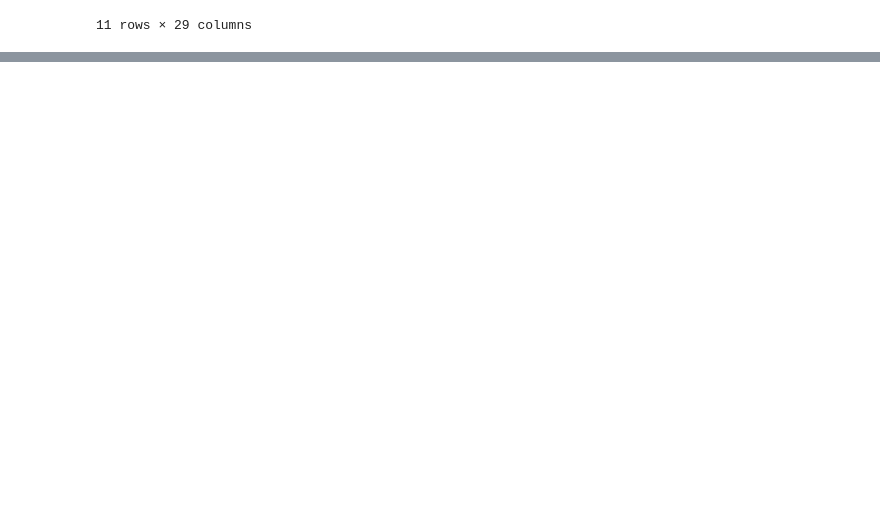
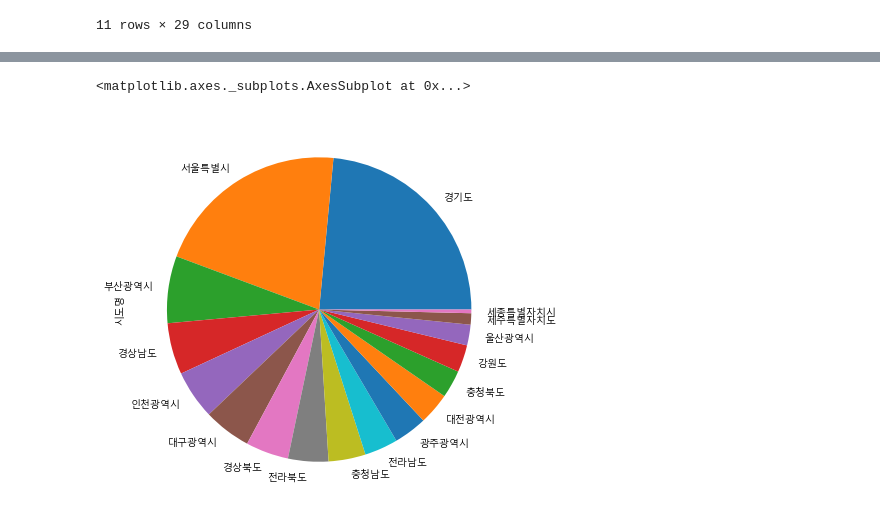
Before and after one commit to geonho0116/data_science_with_pandas, a Jupyter notebook: 07_use_public_data.ipynb, the cells around one changed output, grey strips where cells are left out. Cells and saved outputs as stored; diff of their text form; code cells hidden in the pictures; blank space fills up the shorter version.

```diff
--- a/07_use_public_data.ipynb
+++ b/07_use_public_data.ipynb
@@ -310,0 +377,5 @@ df.describe(include = "all")
+# %%
+city_normalize.plot.pie(figsize=(7,7))
+# %% [output]
+<matplotlib.axes._subplots.AxesSubplot at 0x...>
+[figure, added]
```
Also changed, not shown: parts of 74 cells of this notebook, 3 other files.
